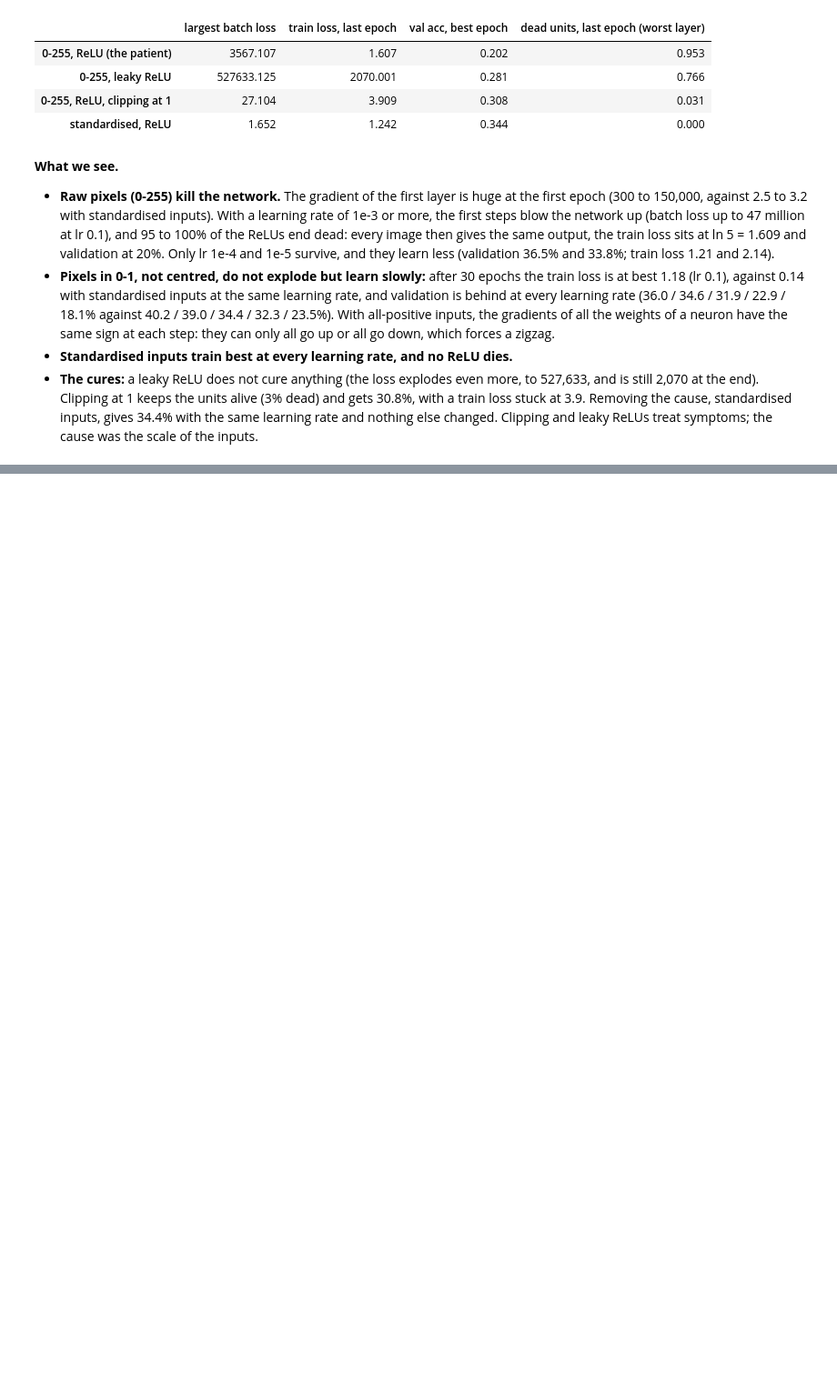
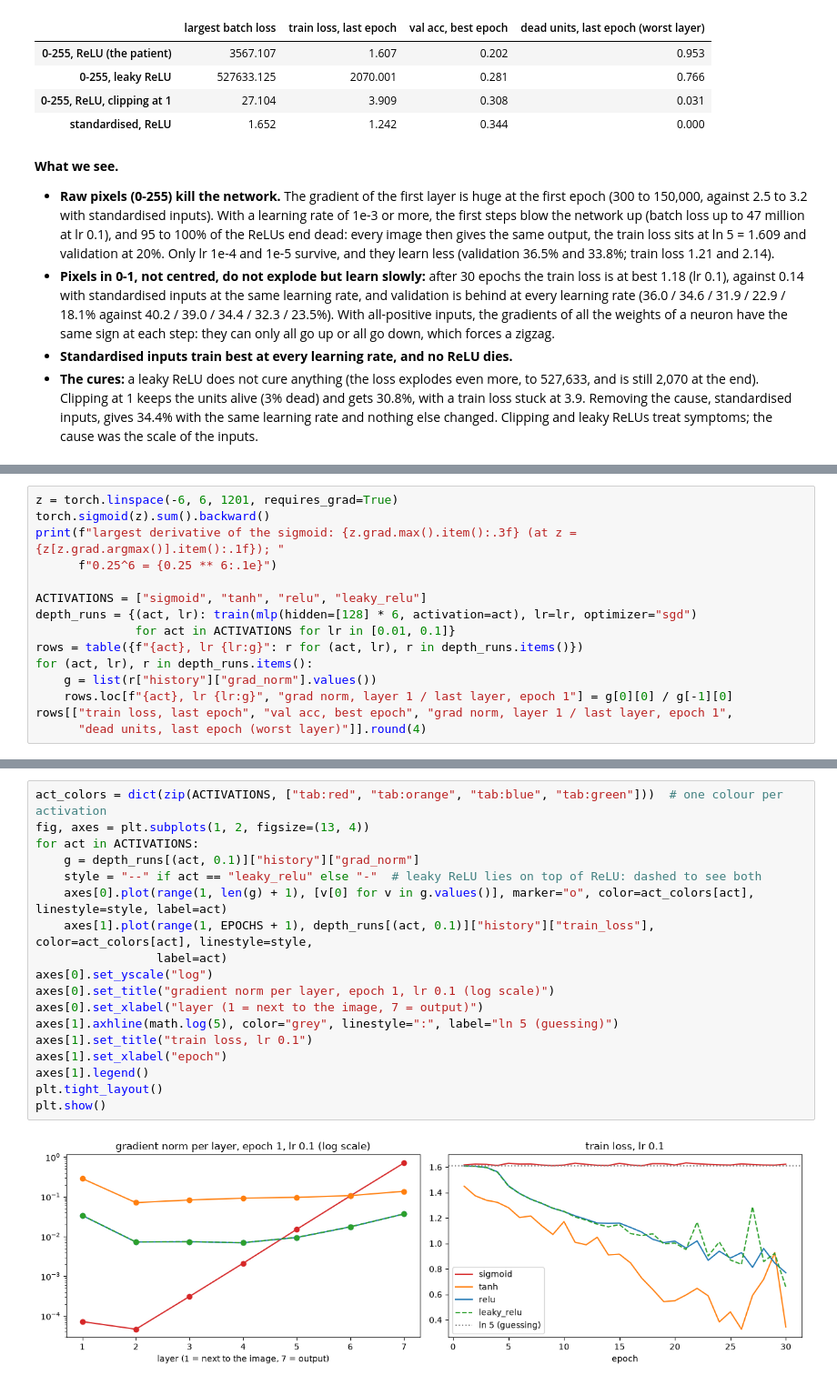
Before and after one commit to Xenodion/deep-learning-project-waerniers-lamy, a Jupyter notebook: src/deep_learning_project_waerniers_lamy_mahieddine/vision/P12_training_doctor.ipynb, the cells around one changed output, grey strips where cells are left out. Shown at 91% size. Drawn from its saved outputs; the diff is of its cells as text; blank space fills up the shorter version.

```diff
--- a/src/deep_learning_project_waerniers_lamy_mahieddine/vision/P12_training_doctor.ipynb
+++ b/src/deep_learning_project_waerniers_lamy_mahieddine/vision/P12_training_doctor.ipynb
@@ -287,0 +297,15 @@ table(cures)[["largest batch loss", "train loss, last epoch", "val acc, best epo
+# %%
+z = torch.linspace(-6, 6, 1201, requires_grad=True)
+torch.sigmoid(z).sum().backward()
+print(f"largest derivative of the sigmoid: {z.grad.max().item():.3f} (at z = {z[z.grad.argmax()].item():.1f}); "
+      f"0.25^6 = {0.25 ** 6:.1e}")
+
+ACTIVATIONS = ["sigmoid", "tanh", "relu", "leaky_relu"]
+depth_runs = {(act, lr): train(mlp(hidden=[128] * 6, activation=act), lr=lr, optimizer="sgd")
+              for act in ACTIVATIONS for lr in [0.01, 0.1]}
+rows = table({f"{act}, lr {lr:g}": r for (act, lr), r in depth_runs.items()})
+for (act, lr), r in depth_runs.items():
+    g = list(r["history"]["grad_norm"].values())
+    rows.loc[f"{act}, lr {lr:g}", "grad norm, layer 1 / last layer, epoch 1"] = g[0][0] / g[-1][0]
+rows[["train loss, last epoch", "val acc, best epoch", "grad norm, layer 1 / last layer, epoch 1",
+      "dead units, last epoch (worst layer)"]].round(4)
@@ -287,0 +323,20 @@ table(cures)[["largest batch loss", "train loss, last epoch", "val acc, best epo
+# %%
+act_colors = dict(zip(ACTIVATIONS, ["tab:red", "tab:orange", "tab:blue", "tab:green"]))  # one colour per activation
+fig, axes = plt.subplots(1, 2, figsize=(13, 4))
+for act in ACTIVATIONS:
+    g = depth_runs[(act, 0.1)]["history"]["grad_norm"]
+    style = "--" if act == "leaky_relu" else "-"  # leaky ReLU lies on top of ReLU: dashed to see both
+    axes[0].plot(range(1, len(g) + 1), [v[0] for v in g.values()], marker="o", color=act_colors[act], linestyle=style, label=act)
+    axes[1].plot(range(1, EPOCHS + 1), depth_runs[(act, 0.1)]["history"]["train_loss"], color=act_colors[act], linestyle=style,
+                 label=act)
+axes[0].set_yscale("log")
+axes[0].set_title("gradient norm per layer, epoch 1, lr 0.1 (log scale)")
+axes[0].set_xlabel("layer (1 = next to the image, 7 = output)")
+axes[1].axhline(math.log(5), color="grey", linestyle=":", label="ln 5 (guessing)")
+axes[1].set_title("train loss, lr 0.1")
+axes[1].set_xlabel("epoch")
+axes[1].legend()
+plt.tight_layout()
+plt.show()
+# %% [output]
+[figure, added]
```
Also changed, not shown: parts of 5 cells of this notebook, 1 other file.
